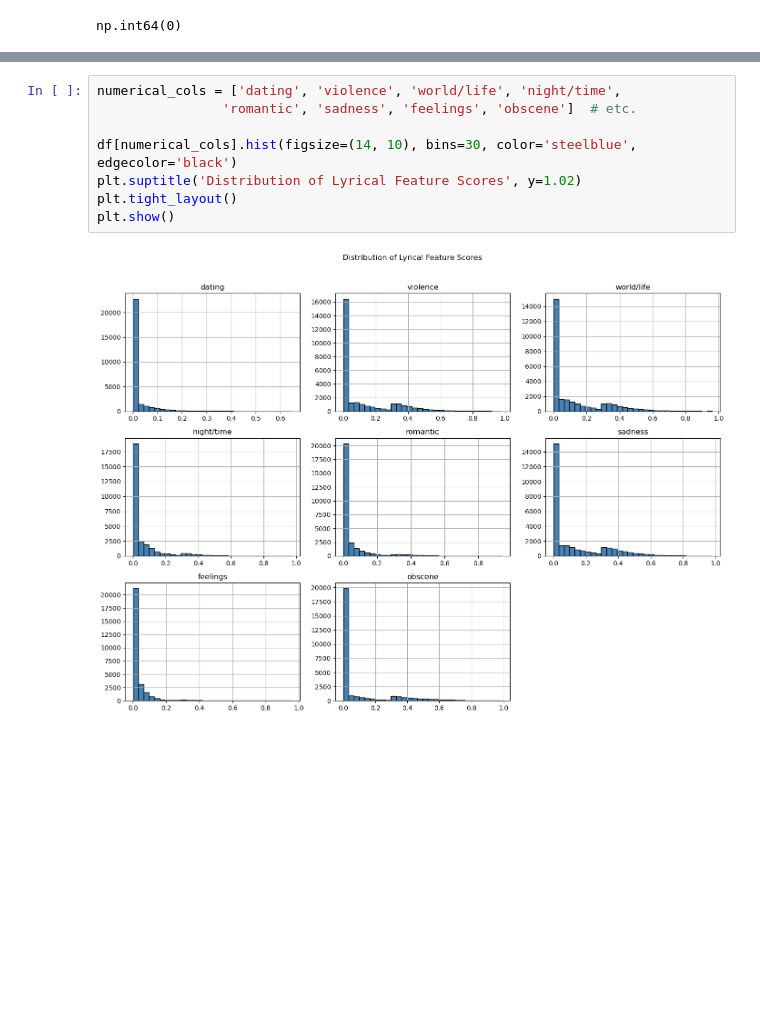
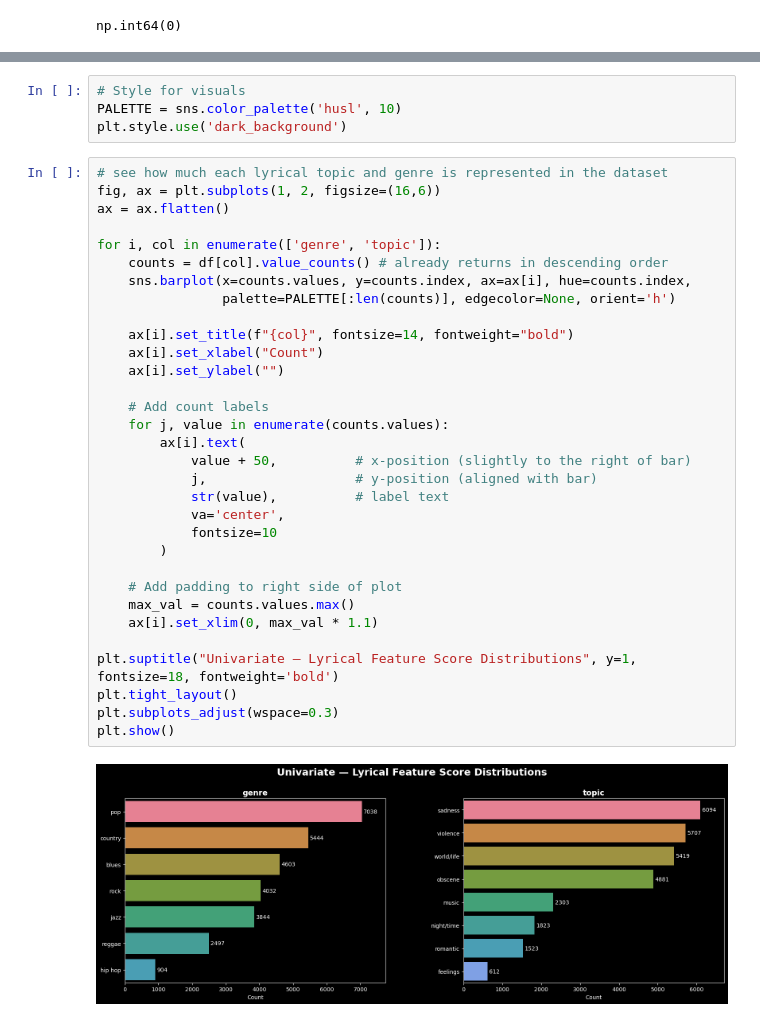
Before and after one commit to ach0309/music_recommendation_ml, a Jupyter notebook: code/explore.ipynb, the cells around one changed output, grey strips where cells are left out. Saved outputs shown, nothing was run; the diff lists cells and outputs as text; blank space fills up the shorter version.

```diff
--- a/code/explore.ipynb
+++ b/code/explore.ipynb
@@ -100,10 +96,38 @@ plt.show()
-# %%
-numerical_cols = ['dating', 'violence', 'world/life', 'night/time',
-                'romantic', 'sadness', 'feelings', 'obscene']  # etc.
-
-df[numerical_cols].hist(figsize=(14, 10), bins=30, color='steelblue', edgecolor='black')
-plt.suptitle('Distribution of Lyrical Feature Scores', y=1.02)
-plt.tight_layout()
-plt.show()
-# %% [output]
-[figure, removed]
+# %%
+# Style for visuals
+PALETTE = sns.color_palette('husl', 10)
+plt.style.use('dark_background')
+# %%
+# see how much each lyrical topic and genre is represented in the dataset
+fig, ax = plt.subplots(1, 2, figsize=(16,6))
+ax = ax.flatten()
+
+for i, col in enumerate(['genre', 'topic']):
+    counts = df[col].value_counts() # already returns in descending order
+    sns.barplot(x=counts.values, y=counts.index, ax=ax[i], hue=counts.index,
+                palette=PALETTE[:len(counts)], edgecolor=None, orient='h')
+
+    ax[i].set_title(f"{col}", fontsize=14, fontweight="bold")
+    ax[i].set_xlabel("Count")
+    ax[i].set_ylabel("")
+
+    # Add count labels
+    for j, value in enumerate(counts.values):
+        ax[i].text(
+            value + 50,          # x-position (slightly to the right of bar)
+            j,                   # y-position (aligned with bar)
+            str(value),          # label text
+            va='center',
+            fontsize=10
+        )
+
+    # Add padding to right side of plot
+    max_val = counts.values.max()
+    ax[i].set_xlim(0, max_val * 1.1)
+
+plt.suptitle("Univariate — Lyrical Feature Score Distributions", y=1, fontsize=18, fontweight='bold')
+plt.tight_layout()
+plt.subplots_adjust(wspace=0.3)
+plt.show()
+# %% [output]
+[figure, added]
```
Also changed, not shown: parts of 30 cells of this notebook, 2 other files.
